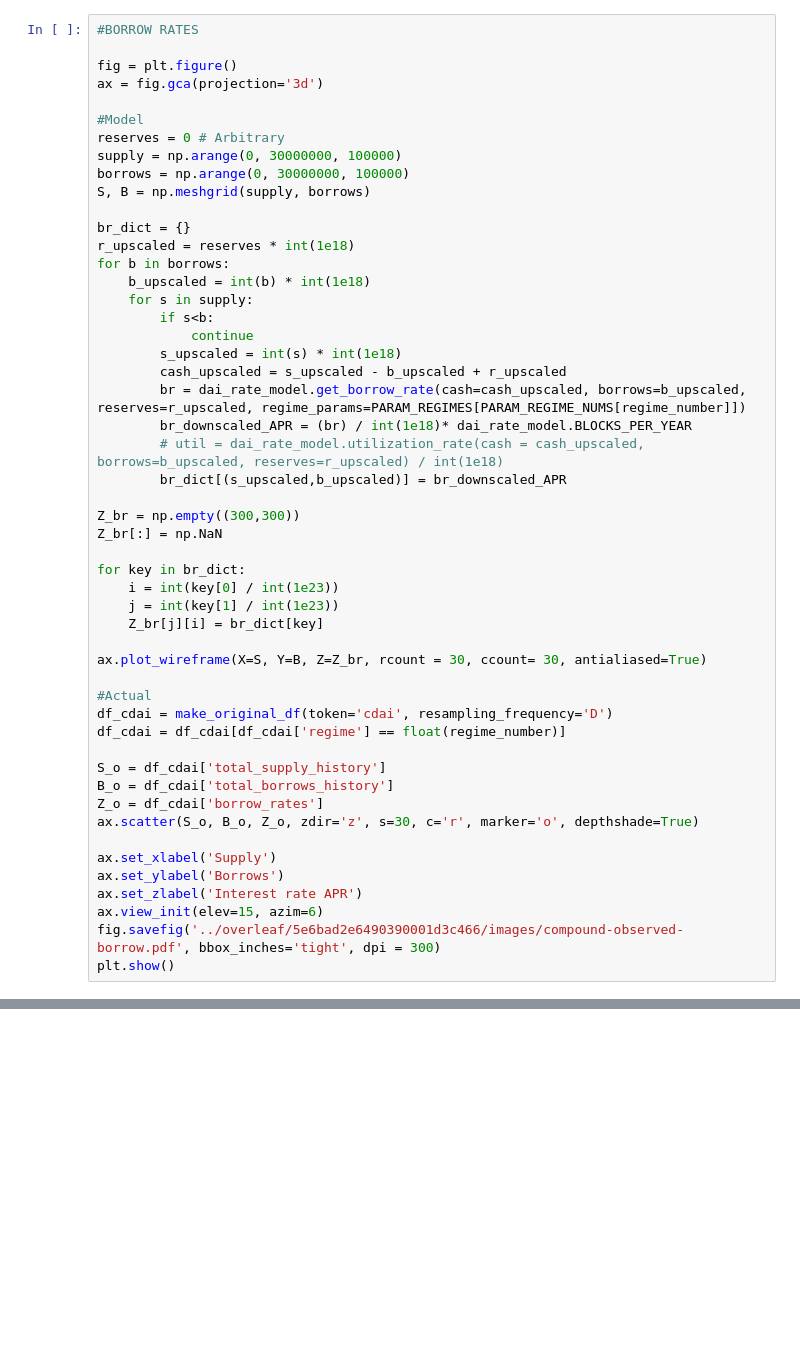
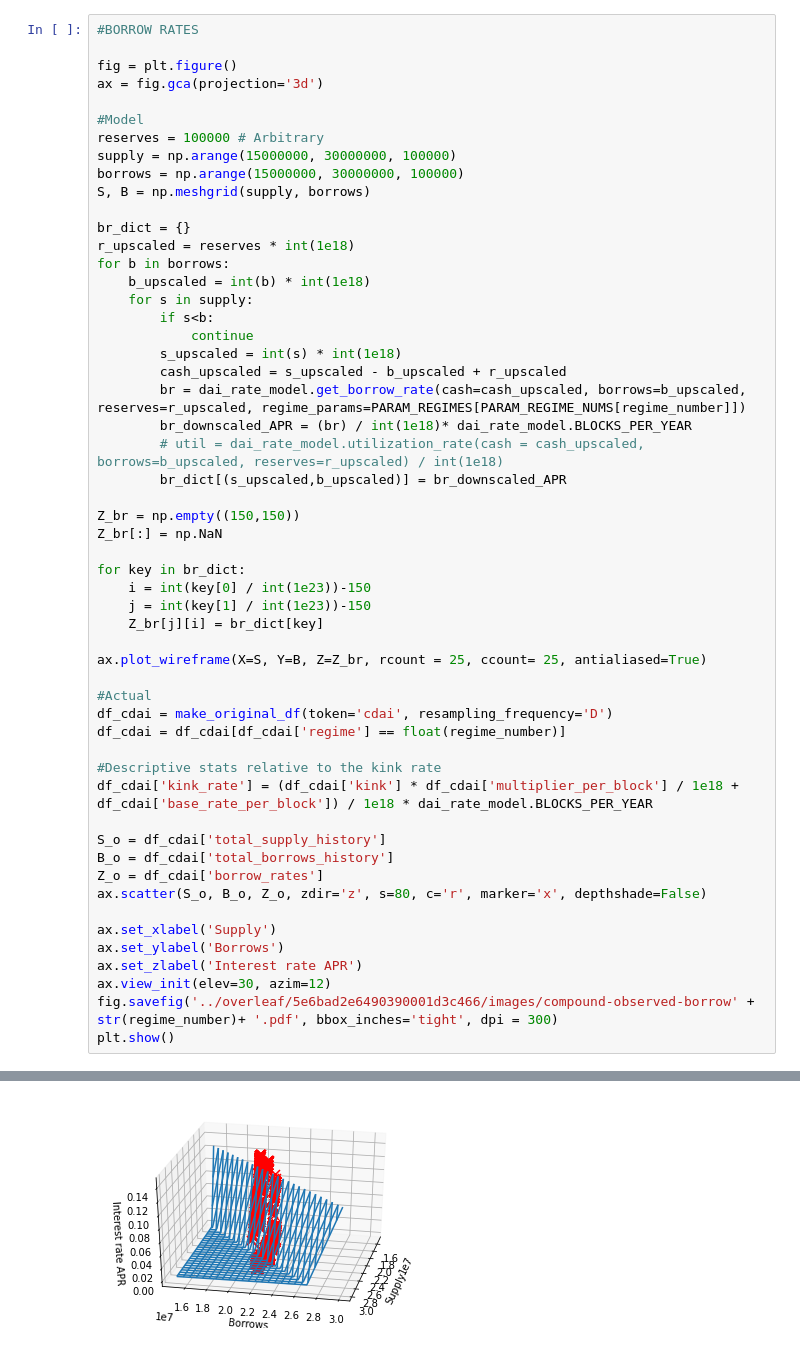
Before and after one commit to danhper/defi-plf-analysis, a Jupyter notebook: notebooks/compound/3_cdai_regimes.ipynb, the cells around one changed output, grey strips where cells are left out. Saved outputs shown, nothing was run; the diff lists cells and outputs as text; blank space fills up the shorter version.

```diff
--- a/notebooks/compound/3_cdai_regimes.ipynb
+++ b/notebooks/compound/3_cdai_regimes.ipynb
@@ -20,9 +31,9 @@ fig = plt.figure()
 ax = fig.gca(projection='3d')
 
 #Model
-reserves = 0 # Arbitrary
-supply = np.arange(0, 30000000, 100000)
-borrows = np.arange(0, 30000000, 100000)
+reserves = 100000 # Arbitrary
+supply = np.arange(15000000, 30000000, 100000)
+borrows = np.arange(15000000, 30000000, 100000)
 S, B = np.meshgrid(supply, borrows)
 
 br_dict = {}
@@ -39,29 +50,32 @@ for b in borrows:
         # util = dai_rate_model.utilization_rate(cash = cash_upscaled, borrows=b_upscaled, reserves=r_upscaled) / int(1e18)
         br_dict[(s_upscaled,b_upscaled)] = br_downscaled_APR
 
-Z_br = np.empty((300,300))
+Z_br = np.empty((150,150))
 Z_br[:] = np.NaN
 
 for key in br_dict:
-    i = int(key[0] / int(1e23))
-    j = int(key[1] / int(1e23))
+    i = int(key[0] / int(1e23))-150
+    j = int(key[1] / int(1e23))-150
     Z_br[j][i] = br_dict[key]
 
-ax.plot_wireframe(X=S, Y=B, Z=Z_br, rcount = 30, ccount= 30, antialiased=True)
+ax.plot_wireframe(X=S, Y=B, Z=Z_br, rcount = 25, ccount= 25, antialiased=True)
 
 #Actual
 df_cdai = make_original_df(token='cdai', resampling_frequency='D')
 df_cdai = df_cdai[df_cdai['regime'] == float(regime_number)]
 
+#Descriptive stats relative to the kink rate
+df_cdai['kink_rate'] = (df_cdai['kink'] * df_cdai['multiplier_per_block'] / 1e18 + df_cdai['base_rate_per_block']) / 1e18 * dai_rate_model.BLOCKS_PER_YEAR
+
 S_o = df_cdai['total_supply_history']
 B_o = df_cdai['total_borrows_history']
 Z_o = df_cdai['borrow_rates']
-ax.scatter(S_o, B_o, Z_o, zdir='z', s=30, c='r', marker='o', depthshade=True)
+ax.scatter(S_o, B_o, Z_o, zdir='z', s=80, c='r', marker='x', depthshade=False)
 
 ax.set_xlabel('Supply')
 ax.set_ylabel('Borrows')
 ax.set_zlabel('Interest rate APR')
-ax.view_init(elev=15, azim=6)
-fig.savefig('../overleaf/5e6bad2e6490390001d3c466/images/compound-observed-borrow.pdf', bbox_inches='tight', dpi = 300)
+ax.view_init(elev=30, azim=12)
+fig.savefig('../overleaf/5e6bad2e6490390001d3c466/images/compound-observed-borrow' + str(regime_number)+ '.pdf', bbox_inches='tight', dpi = 300)
 plt.show()
 # %% [output]
@@ -68,0 +82 @@ KeyError: datetime.datetime(2019, 11, 23, 12, 59, 25)
+[figure, added]
```
Also changed, not shown: parts of 8 cells of this notebook, 6 other files.
